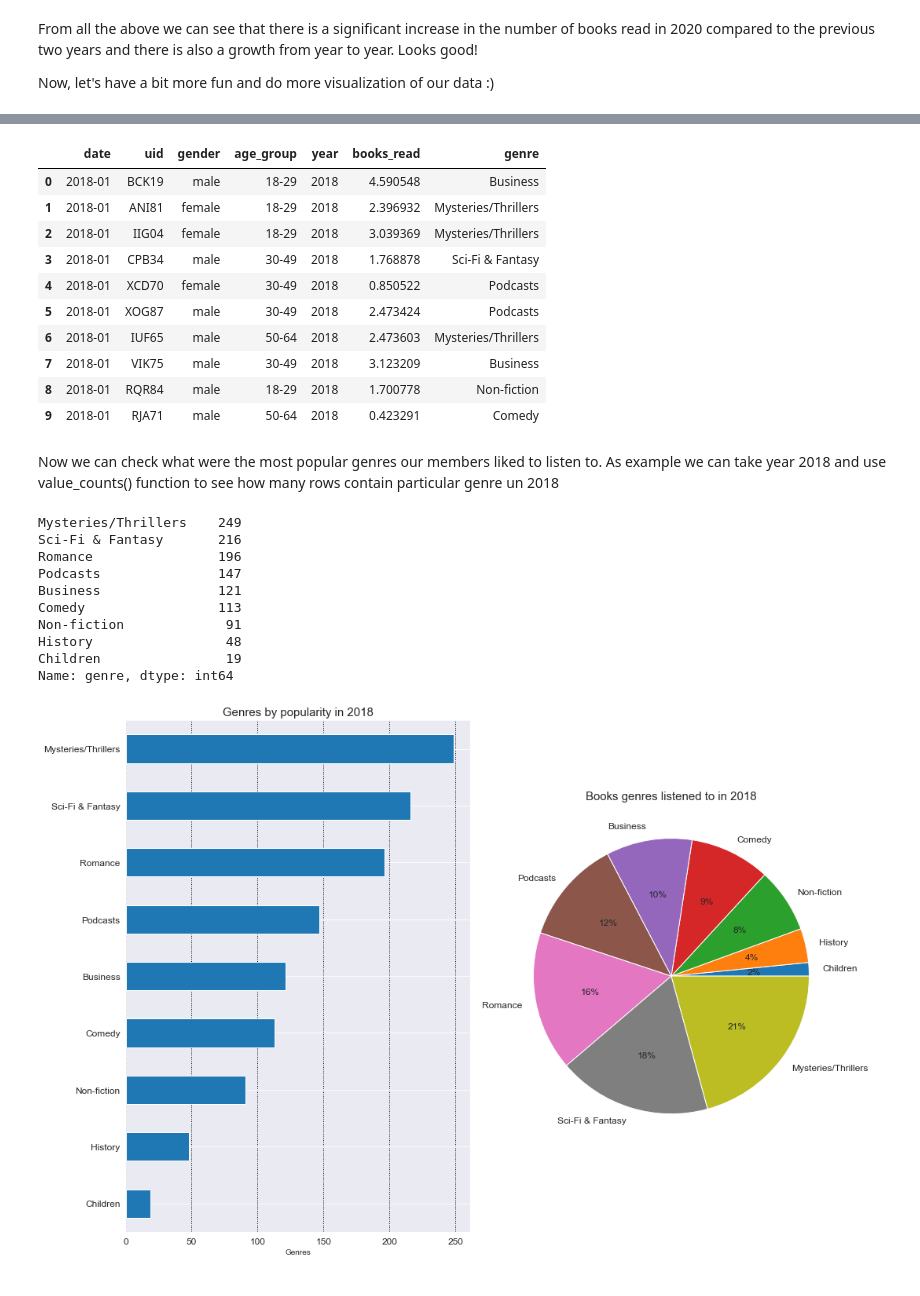
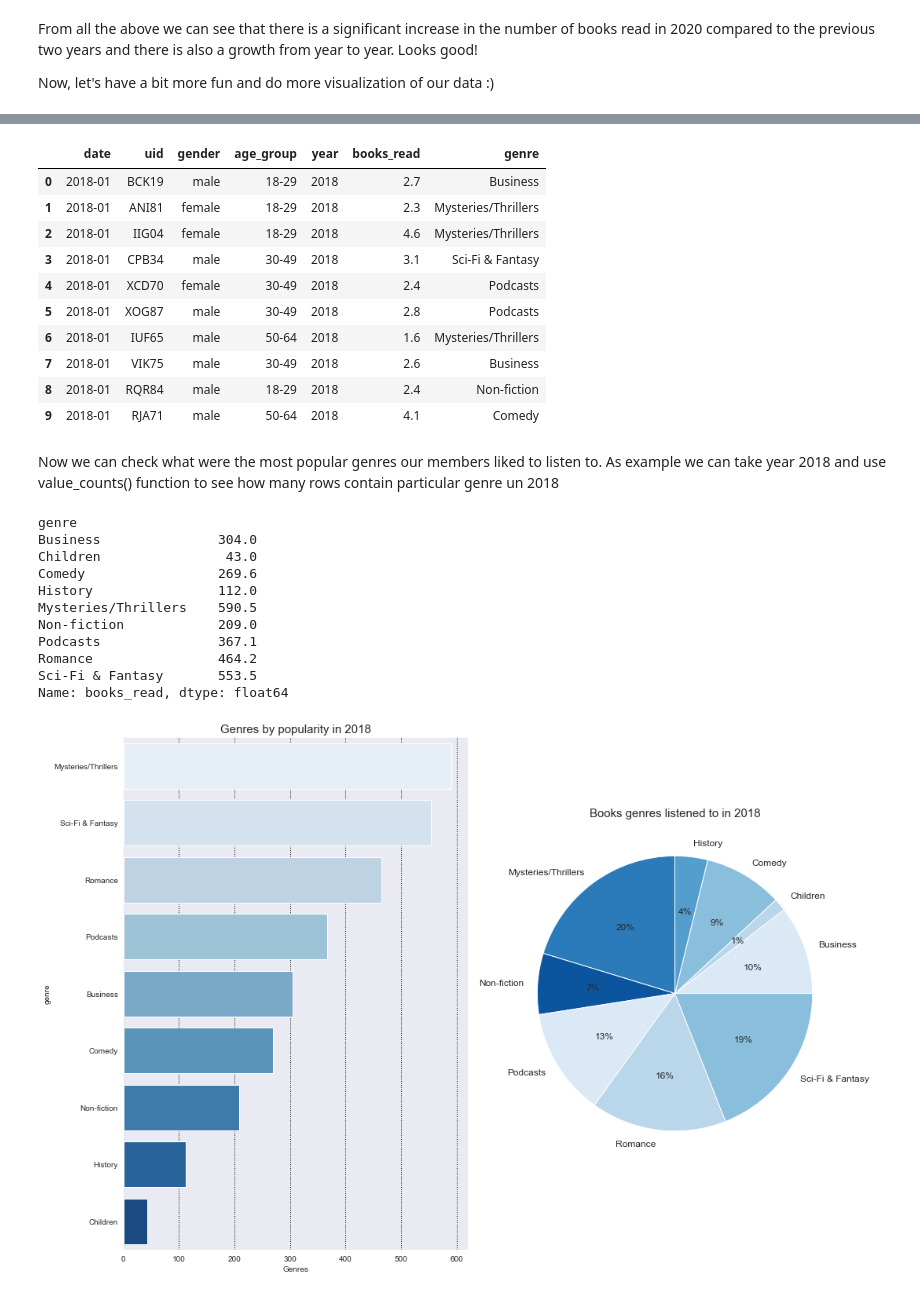
Before and after one commit to angelinka/programming_for_DA_project, a Jupyter notebook: audiobooks.ipynb, the cells around one changed output, grey strips where cells are left out. Cells and saved outputs as stored; diff of their text form; code cells hidden in the pictures.

```diff
--- a/audiobooks.ipynb
+++ b/audiobooks.ipynb
@@ -355,9 +363,9 @@ def get_truncated_normal(mean=0, sd=1, low=0, upp=10):
 # %%
 # here we define 3 separate sets for 3 years by passing different parameters to the function we created above,
 # as we want to show the increase in the numbers of books read
-X1 = get_truncated_normal(mean=2, sd=1, low=0, upp=6)
-X2 = get_truncated_normal(mean=2.8, sd=1.5, low=0.2, upp=9)
-X3 = get_truncated_normal(mean=4, sd=2, low=0.8, upp=12)
+X1 = get_truncated_normal(mean=2.4, sd=1, low=0, upp=6)
+X2 = get_truncated_normal(mean=3.2, sd=1.5, low=0.2, upp=9)
+X3 = get_truncated_normal(mean=5.5, sd=2, low=0.8, upp=12)
 
 # every year has 1200 values
 y18=X1.rvs(1200)
@@ -375,4 +383,4 @@ full.loc[full['year'] == '2019', 'books_read'] = y19
 full.loc[full['year'] == '2020', 'books_read'] = y20
 
 # we can also round the decimal point to one as I believe it is enought precision for our analysis
-full.round({'books_read':1})
+full = full.round({'books_read':1})
@@ -569,49 +559,52 @@ full['genre'] = genre.tolist()
 full.head(10)
 # %% [output]
 |  | date | uid | gender | age_group | year | books_read | genre |
-| 0 | 2018-01 | BCK19 | male | 18-29 | 2018 | 4.590548 | Business |
-| 1 | 2018-01 | ANI81 | female | 18-29 | 2018 | 2.396932 | Mysteries/Thrillers |
-| 2 | 2018-01 | IIG04 | female | 18-29 | 2018 | 3.039369 | Mysteries/Thrillers |
-| 3 | 2018-01 | CPB34 | male | 30-49 | 2018 | 1.768878 | Sci-Fi & Fantasy |
-| 4 | 2018-01 | XCD70 | female | 30-49 | 2018 | 0.850522 | Podcasts |
-| 5 | 2018-01 | XOG87 | male | 30-49 | 2018 | 2.473424 | Podcasts |
-| 6 | 2018-01 | IUF65 | male | 50-64 | 2018 | 2.473603 | Mysteries/Thrillers |
-| 7 | 2018-01 | VIK75 | male | 30-49 | 2018 | 3.123209 | Business |
-| 8 | 2018-01 | RQR84 | male | 18-29 | 2018 | 1.700778 | Non-fiction |
-| 9 | 2018-01 | RJA71 | male | 50-64 | 2018 | 0.423291 | Comedy |
+| 0 | 2018-01 | BCK19 | male | 18-29 | 2018 | 2.7 | Business |
+| 1 | 2018-01 | ANI81 | female | 18-29 | 2018 | 2.3 | Mysteries/Thrillers |
+| 2 | 2018-01 | IIG04 | female | 18-29 | 2018 | 4.6 | Mysteries/Thrillers |
+| 3 | 2018-01 | CPB34 | male | 30-49 | 2018 | 3.1 | Sci-Fi & Fantasy |
+| 4 | 2018-01 | XCD70 | female | 30-49 | 2018 | 2.4 | Podcasts |
+| 5 | 2018-01 | XOG87 | male | 30-49 | 2018 | 2.8 | Podcasts |
+| 6 | 2018-01 | IUF65 | male | 50-64 | 2018 | 1.6 | Mysteries/Thrillers |
+| 7 | 2018-01 | VIK75 | male | 30-49 | 2018 | 2.6 | Business |
+| 8 | 2018-01 | RQR84 | male | 18-29 | 2018 | 2.4 | Non-fiction |
+| 9 | 2018-01 | RJA71 | male | 50-64 | 2018 | 4.1 | Comedy |
 # %% [markdown]
 Now we can check what were the most popular genres our members liked to listen to. As example we can take year 2018 and use value_counts() function to see how many rows contain particular genre un 2018
 # %%
 yr2018 = full[full['year'] == '2018']
-yr2018.genre.value_counts()
+y18= yr2018.groupby('genre')['books_read'].sum()
+y18
 # %% [output]
-Mysteries/Thrillers    249
-Sci-Fi & Fantasy       216
-Romance                196
-Podcasts               147
-Business               121
-Comedy                 113
-Non-fiction             91
-History                 48
-Children                19
-Name: genre, dtype: int64
+genre
+Business               304.0
+Children                43.0
+Comedy                 269.6
+History                112.0
+Mysteries/Thrillers    590.5
+Non-fiction            209.0
+Podcasts               367.1
+Romance                464.2
+Sci-Fi & Fantasy       553.5
+Name: books_read, dtype: float64
 # %%
 # 2018 genres by popularity bar plot
 plt.subplot(1,2,1) # Side by side subplots
-yr2018.genre.value_counts().sort_values().plot(kind = 'barh', fontsize=12)
+sns.barplot(y="genre", x="books_read", data=yr2018, estimator=sum, palette='Blues',
+             order=yr2018['genre'].value_counts().index, ci=None)
 
 plt.grid(axis='x', c='black', ls=':', lw='1')
 plt.title('Genres by popularity in 2018', fontsize=15)
 plt.xlabel("Genres")
 
 # 2018 genres by popularity pie plot
 plt.subplot(1,2,2) # Side by side subplots
-yr2018.genre.value_counts().sort_values().plot(kind = 'pie', autopct='%1.0f%%', fontsize=12)
-
+colors = sns.color_palette('Blues')
+y18.plot(kind='pie', autopct='%1.0f%%', textprops={'fontsize': 12}, colors=colors)
 plt.title('Books genres listened to in 2018', fontsize=15)
 plt.ylabel("")
 
 plt.tight_layout()
 plt.show()
 # %% [output]
-[figure, old version]
+[figure, new version]
```
Also changed, not shown: parts of 32 cells of this notebook, 2 other files.
